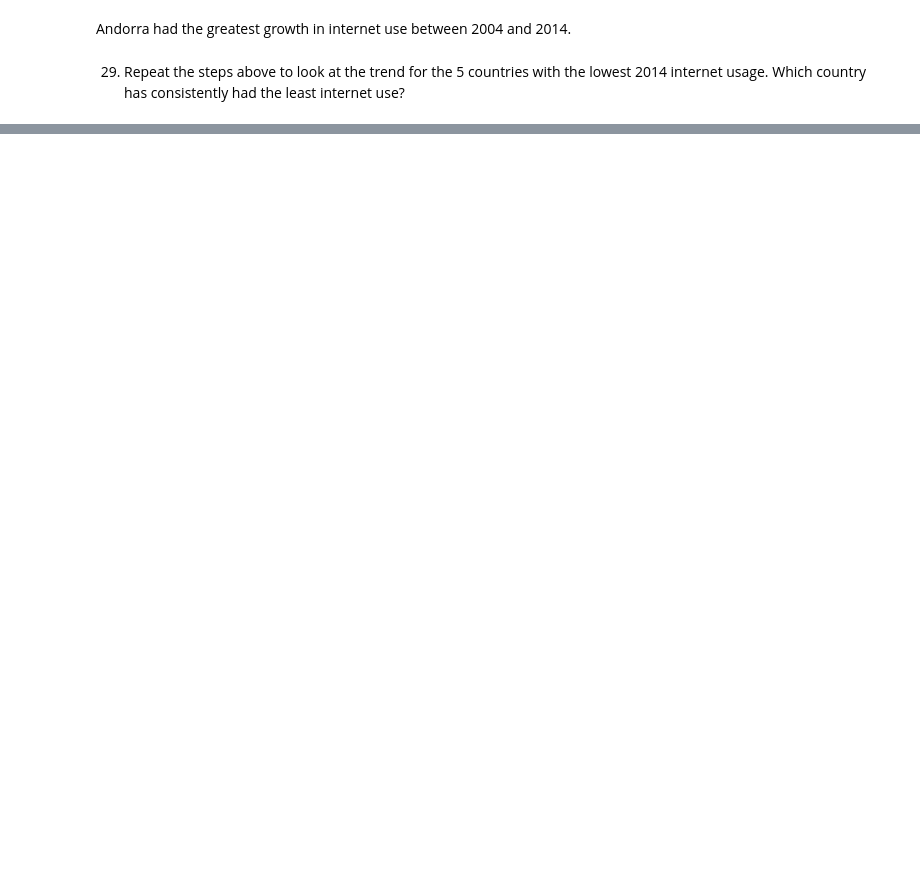
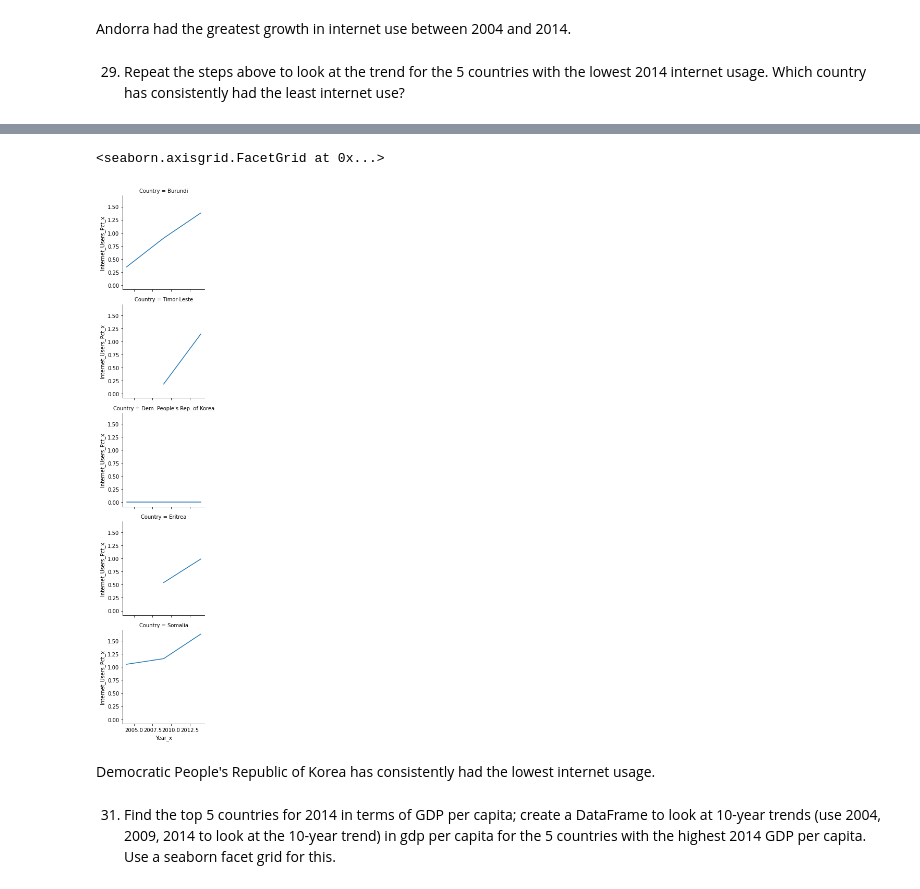
Before and after one commit to NSS-Data-Analytics-Cohort-7/gdp-and-internet-usage-Tara-Nicole-Data, a Jupyter notebook: Notebook/SUCCESS.ipynb, the cells around one changed output, grey strips where cells are left out. Saved outputs shown, nothing was run; the diff lists cells and outputs as text; code cells hidden in the pictures; blank space fills up the shorter version.

```diff
--- a/Notebook/SUCCESS.ipynb
+++ b/Notebook/SUCCESS.ipynb
@@ -465,3 +465,5 @@ facet_grid.map(sns.scatterplot, 'Year_x', 'Internet_Users_Pct_x')
 Andorra had the greatest growth in internet use between 2004 and 2014.
 # %% [markdown]
 29. Repeat the steps above to look at the trend for the 5 countries with the lowest 2014 internet usage. Which country has consistently had the least internet use?
+# %%
+bottom_5_internet = gdp_and_internet_use_2014.nsmallest(5, ['Internet_Users_Pct'])
@@ -467,0 +479,2 @@ Andorra had the greatest growth in internet use between 2004 and 2014.
+# %%
+gdp_bottom_5 = gdp_and_internet_use.merge(bottom_5_internet, on=['Country'])
@@ -467,0 +499,10 @@ Andorra had the greatest growth in internet use between 2004 and 2014.
+# %%
+facet_grid = sns.FacetGrid(gdp_bottom_5, row='Country')
+facet_grid.map(sns.lineplot, 'Year_x', 'Internet_Users_Pct_x')
+# %% [output]
+<seaborn.axisgrid.FacetGrid at 0x...>
+[figure, added]
+# %% [markdown]
+Democratic People's Republic of Korea has consistently had the lowest internet usage.
+# %% [markdown]
+31. Find the top 5 countries for 2014 in terms of GDP per capita; create a DataFrame to look at 10-year trends (use 2004, 2009, 2014 to look at the 10-year trend) in gdp per capita for the 5 countries with the highest 2014 GDP per capita. Use a seaborn facet grid for this.
```
Also changed, not shown: parts of 3 cells of this notebook.
